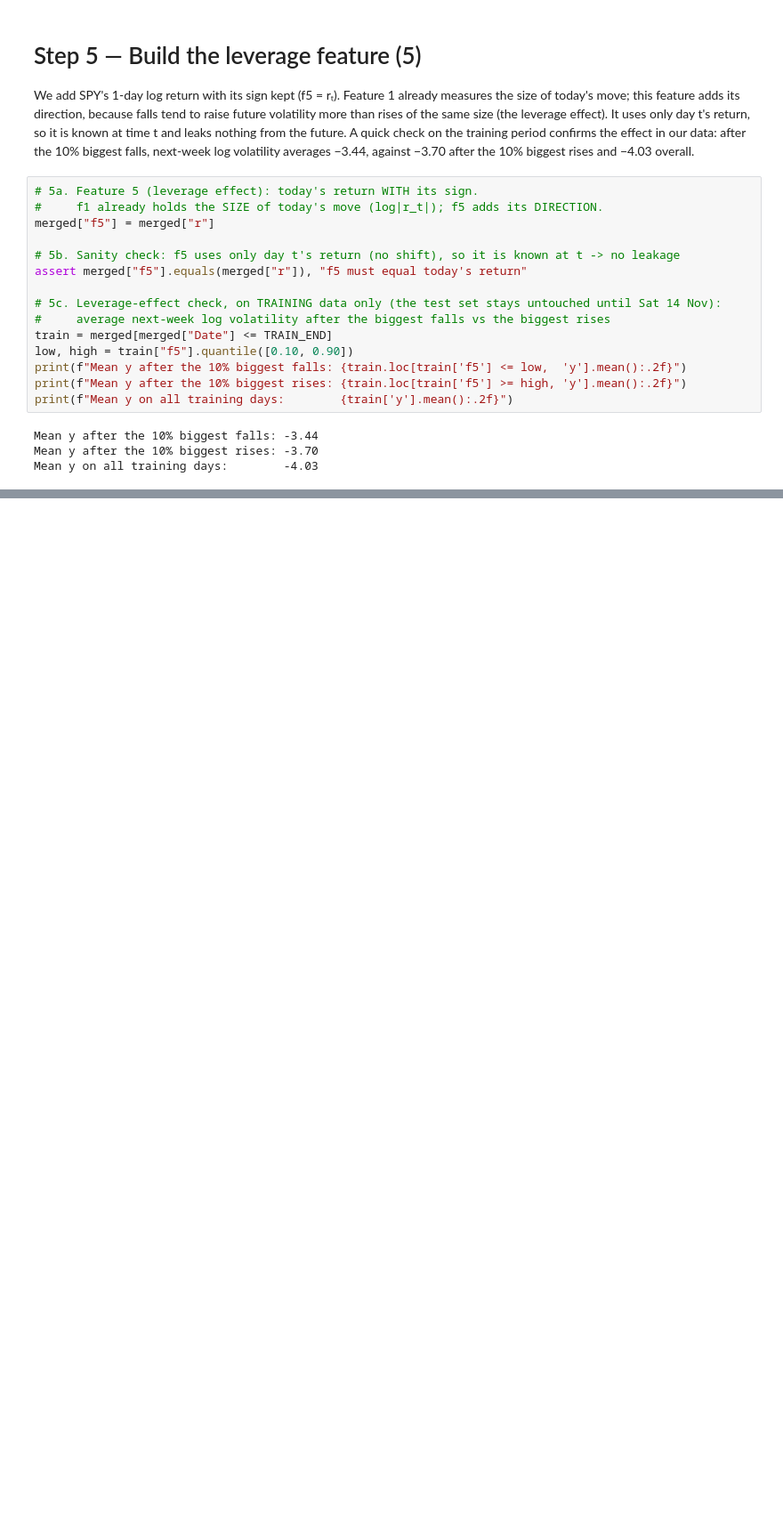
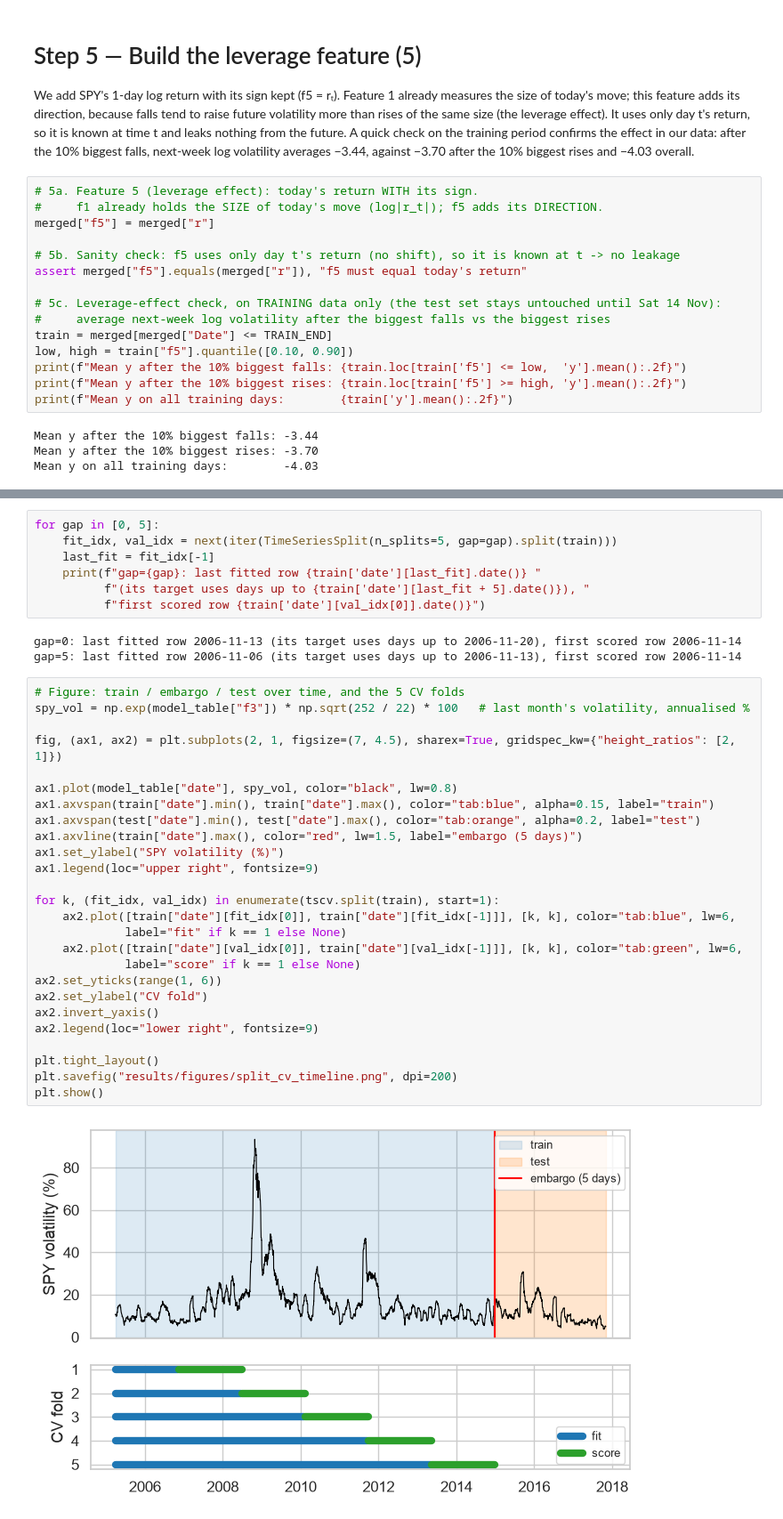
Before and after one commit to sadmanaraf/forecasting-spy-5-day-realised-volatility, a Jupyter notebook: Main_Notebook.ipynb, the cells around one changed output, grey strips where cells are left out. Shown at 89% size. Drawn from its saved outputs; the diff is of its cells as text; blank space fills up the shorter version.

```diff
--- a/Main_Notebook.ipynb
+++ b/Main_Notebook.ipynb
@@ -402,0 +420,38 @@ Missing days refused: predictions must cover exactly the 717 test dates (2015-01
+# %%
+for gap in [0, 5]:
+    fit_idx, val_idx = next(iter(TimeSeriesSplit(n_splits=5, gap=gap).split(train)))
+    last_fit = fit_idx[-1]
+    print(f"gap={gap}: last fitted row {train['date'][last_fit].date()} "
+          f"(its target uses days up to {train['date'][last_fit + 5].date()}), "
+          f"first scored row {train['date'][val_idx[0]].date()}")
+# %% [output]
+gap=0: last fitted row 2006-11-13 (its target uses days up to 2006-11-20), first scored row 2006-11-14
+gap=5: last fitted row 2006-11-06 (its target uses days up to 2006-11-13), first scored row 2006-11-14
+# %%
+# Figure: train / embargo / test over time, and the 5 CV folds
+spy_vol = np.exp(model_table["f3"]) * np.sqrt(252 / 22) * 100   # last month's volatility, annualised %
+
+fig, (ax1, ax2) = plt.subplots(2, 1, figsize=(7, 4.5), sharex=True, gridspec_kw={"height_ratios": [2, 1]})
+
+ax1.plot(model_table["date"], spy_vol, color="black", lw=0.8)
+ax1.axvspan(train["date"].min(), train["date"].max(), color="tab:blue", alpha=0.15, label="train")
+ax1.axvspan(test["date"].min(), test["date"].max(), color="tab:orange", alpha=0.2, label="test")
+ax1.axvline(train["date"].max(), color="red", lw=1.5, label="embargo (5 days)")
+ax1.set_ylabel("SPY volatility (%)")
+ax1.legend(loc="upper right", fontsize=9)
+
+for k, (fit_idx, val_idx) in enumerate(tscv.split(train), start=1):
+    ax2.plot([train["date"][fit_idx[0]], train["date"][fit_idx[-1]]], [k, k], color="tab:blue", lw=6,
+             label="fit" if k == 1 else None)
+    ax2.plot([train["date"][val_idx[0]], train["date"][val_idx[-1]]], [k, k], color="tab:green", lw=6,
+             label="score" if k == 1 else None)
+ax2.set_yticks(range(1, 6))
+ax2.set_ylabel("CV fold")
+ax2.invert_yaxis()
+ax2.legend(loc="lower right", fontsize=9)
+
+plt.tight_layout()
+plt.savefig("results/figures/split_cv_timeline.png", dpi=200)
+plt.show()
+# %% [output]
+[figure, added]
```
Also changed, not shown: parts of 33 cells of this notebook, 4 other files.
